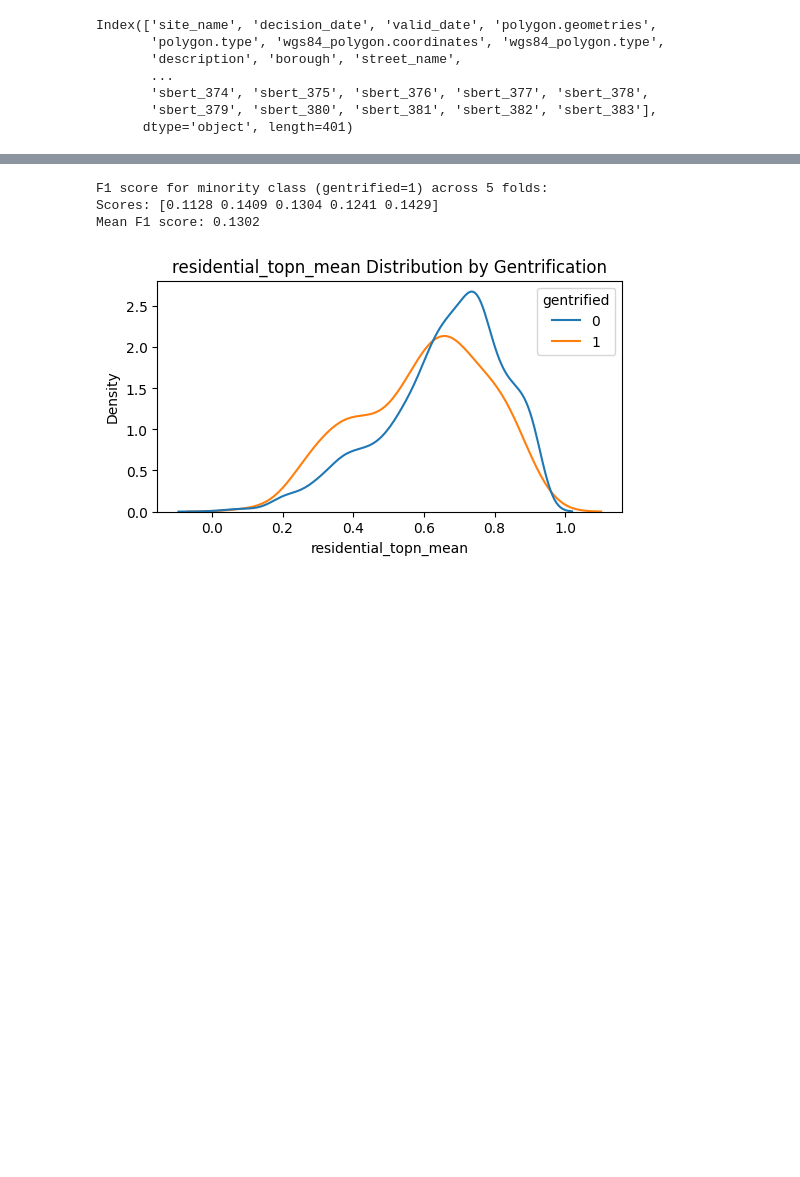
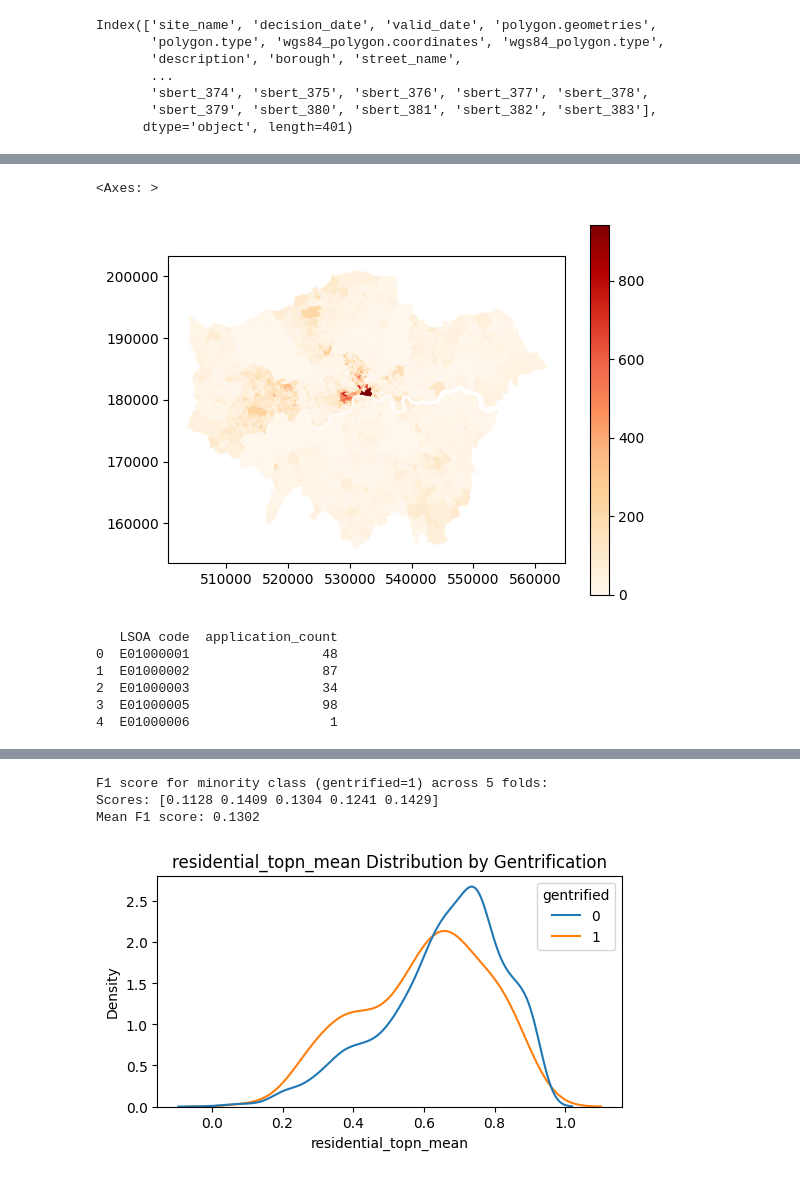
Before and after one commit to meimao76/housing_feature_gentrification, a Jupyter notebook: lsoa_model.ipynb, the cells around one changed output, grey strips where cells are left out. Saved outputs shown, nothing was run; the diff lists cells and outputs as text; code cells hidden in the pictures; blank space fills up the shorter version.

```diff
--- a/lsoa_model.ipynb
+++ b/lsoa_model.ipynb
@@ -61,9 +66,19 @@ Index(['site_name', 'decision_date', 'valid_date', 'polygon.geometries',
 # %%
 # turn polygon coordinate into shapely
 # make sure to drop the null geodata
+import ast
+from shapely.geometry import Polygon
+import geopandas as gpd
+
+# 1. 去掉空值
 text_valid = text[text['wgs84_polygon.coordinates'].notnull()].copy()
-text_valid["geometry"] = text_valid["wgs84_polygon.coordinates"].apply(lambda coords: Polygon(coords[0]))
-# creat GeoDataFrame， set WGS84 coordinate
+
+# 2. 如果是字符串形式的 list，先转为真正的 list
+text_valid["geometry"] = text_valid["wgs84_polygon.coordinates"].apply(
+    lambda coords: Polygon(ast.literal_eval(coords)[0]) if isinstance(coords, str) else Polygon(coords[0])
+)
+
+# 3. 创建 GeoDataFrame，设置坐标系
 gdf_text = gpd.GeoDataFrame(text_valid, geometry="geometry", crs="EPSG:4326")
 # %%
 # set to 27700
@@ -77,9 +92,12 @@ joined = gpd.sjoin(gdf_27700, lsoa_label[["LSOA code", "geometry", "high_price",
 gdf_27700["centroid"] = gdf_27700.geometry.centroid
 # %%
 # spatial join
-joined_centroid = gpd.sjoin(gdf_27700.set_geometry("centroid"), lsoa_label[["LSOA code", "geometry", "high_price", "gentrified", "pop_growth_rate",
-                                                                            "price_grow", "avg_den", "senior_per", "minority_per"]],
-                                                                            how="left",predicate="within")
+joined = gpd.sjoin(gdf_27700, lsoa_label, how="left", predicate="within")
+# %%
+# spatial join
+joined_centroid = gpd.sjoin(gdf_27700.set_geometry("centroid"), lsoa_label[["LSOA code", "geometry", "gentrified", "pop_growth_rate",
+                                                                            "price_grow", "avg_den", "senior_per", "minority_per"]],
+                                                                            how="left",predicate="within")
 # %%
 joined_cleaned = joined_centroid[joined_centroid["gentrified"].notna()].copy()
 joined_cleaned.columns
@@ -95,3 +113,24 @@ Index(['site_name', 'decision_date', 'valid_date', 'polygon.geometries',
+# %%
+lsoa_counts = joined_cleaned.groupby('LSOA code').size().reset_index(name='application_count')
+# %%
+# gdf_lsoa: 是你读取的 LSOA 边界数据
+lsoa_label = lsoa_label.merge(lsoa_counts, on='LSOA code', how='left')
+lsoa_label['application_count'] = lsoa_label['application_count'].fillna(0).astype(int)
+
+# 地图可视化
+lsoa_label.plot(column='application_count', cmap='OrRd', legend=True)
+# %% [output]
+<Axes: >
+[figure, added]
+# %%
+print(lsoa_counts.head(5))
+# %% [output]
+   LSOA code  application_count
+0  E01000001                 48
+1  E01000002                 87
+2  E01000003                 34
+3  E01000005                 98
+4  E01000006                  1
 # %%
 # 按 LSOA 编码分组，取均值（你也可以试试 sum、max 等方式）
 sbert_cols = [f"sbert_{i}" for i in range(384)]
```
Also changed, not shown: parts of 81 cells of this notebook, 18 other files.
